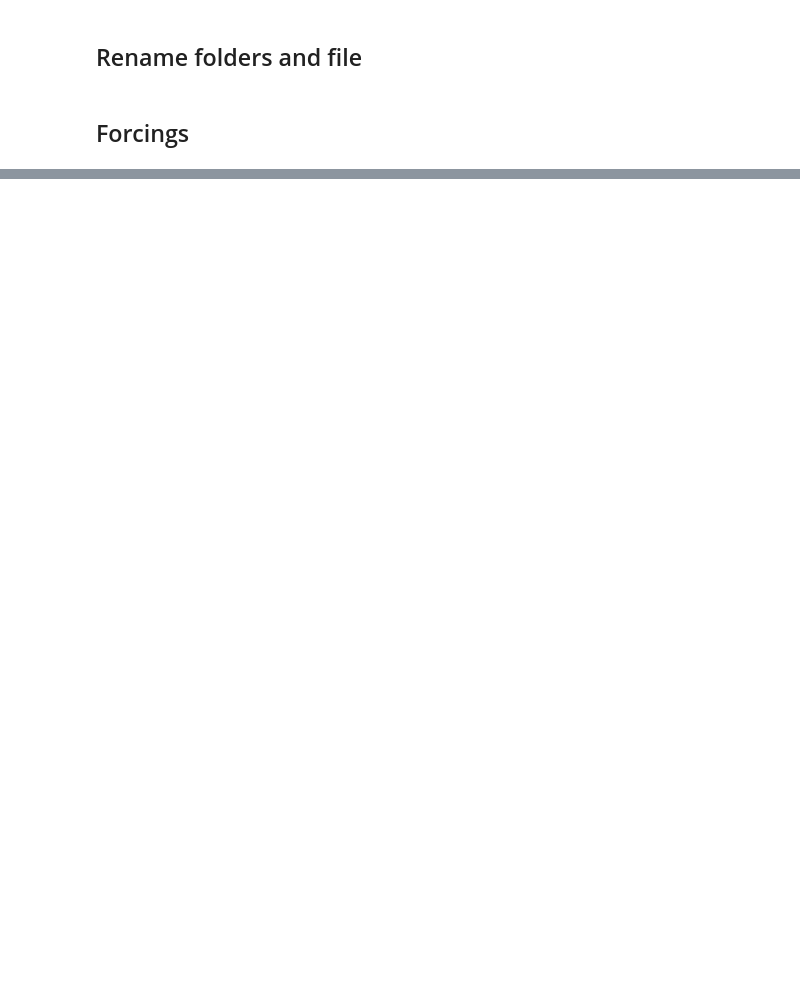
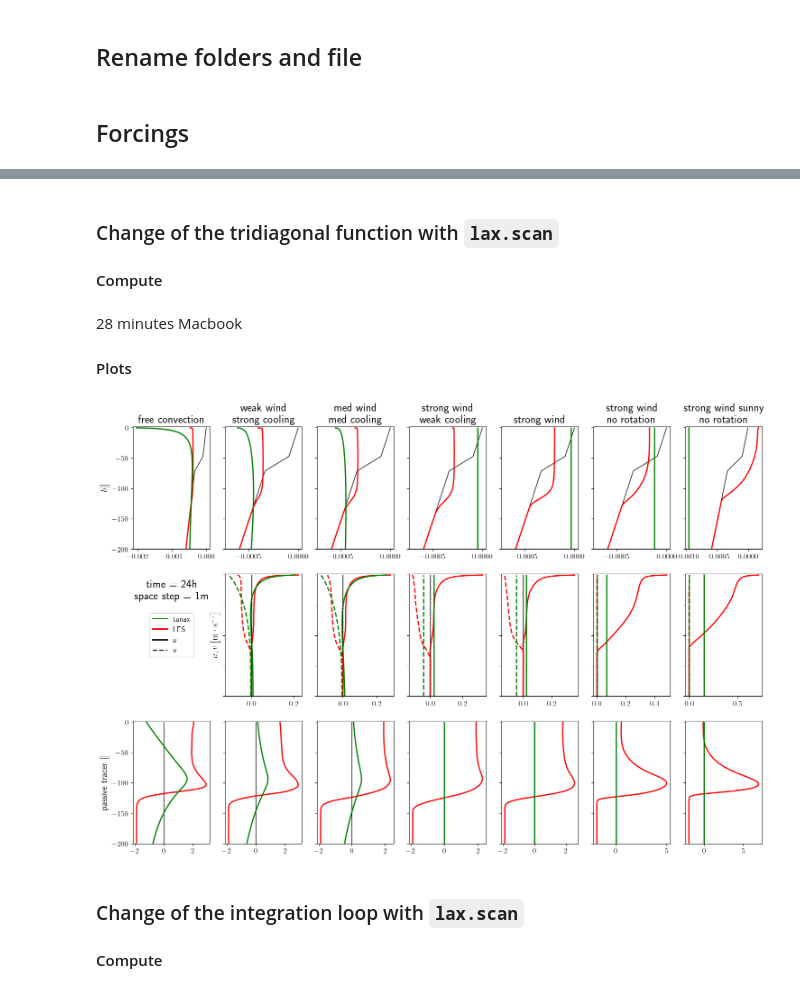
Before and after one commit to meom-group/tunax, a Jupyter notebook: dev_experiments/k-epsilon_Wagner_LES.ipynb, the cells around one changed output, grey strips where cells are left out. Cells and saved outputs as stored; diff of their text form; code cells hidden in the pictures; blank space fills up the shorter version.

```diff
--- a/dev_experiments/k-epsilon_Wagner_LES.ipynb
+++ b/dev_experiments/k-epsilon_Wagner_LES.ipynb
@@ -853,0 +372,3 @@ plt.show()
+# %% [markdown]
+### Change of the tridiagonal function with `lax.scan`
+#### Compute
@@ -853,0 +379,10 @@ plt.show()
+# %% [markdown]
+28 minutes Macbook
+#### Plots
+# %%
+plot_wag(24, 1, os.path.join(OUTPUTS_PATH, 'tridiag_scan'))
+# %% [output]
+[figure, added]
+# %% [markdown]
+### Change of the integration loop with `lax.scan`
+#### Compute
```
Also changed, not shown: parts of 60 cells of this notebook, 13 other files.
